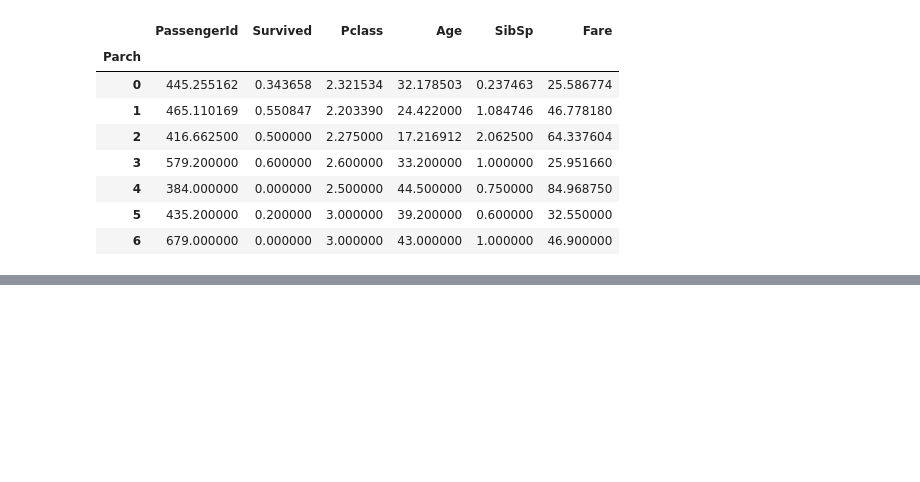
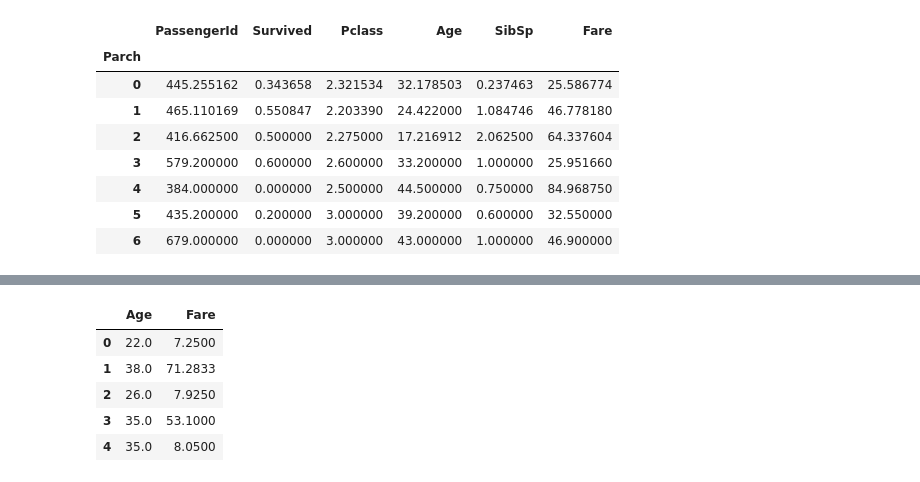
Before and after one commit to maviator/kaggle_titanic, a Jupyter notebook: Scripts/titanicPredictionNotebook.ipynb, the cells around one changed output, grey strips where cells are left out. Cells and saved outputs as stored; diff of their text form; code cells hidden in the pictures; blank space fills up the shorter version.

```diff
--- a/Scripts/titanicPredictionNotebook.ipynb
+++ b/Scripts/titanicPredictionNotebook.ipynb
@@ -212,0 +249,18 @@ train.groupby('Parch').mean()
+# %%
+# Create dataset
+imputed = pd.DataFrame()
+
+# Fill missing values of Age with the average of Age (mean)
+imputed[ 'Age' ] = full.Age.fillna( full.Age.mean() )
+
+# Fill missing values of Fare with the average of Fare (mean)
+imputed[ 'Fare' ] = full.Fare.fillna( full.Fare.mean() )
+
+imputed.head()
+# %% [output]
+|  | Age | Fare |
+| 0 | 22.0 | 7.2500 |
+| 1 | 38.0 | 71.2833 |
+| 2 | 26.0 | 7.9250 |
+| 3 | 35.0 | 53.1000 |
+| 4 | 35.0 | 8.0500 |
```
Also changed, not shown: parts of 15 cells of this notebook.
